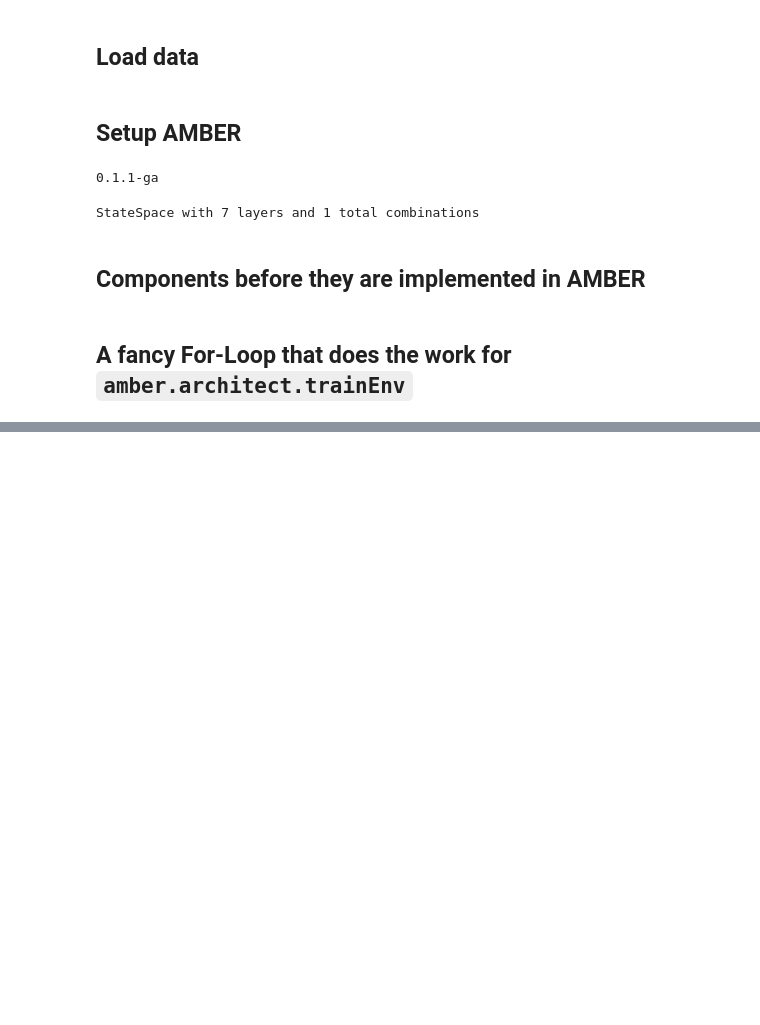
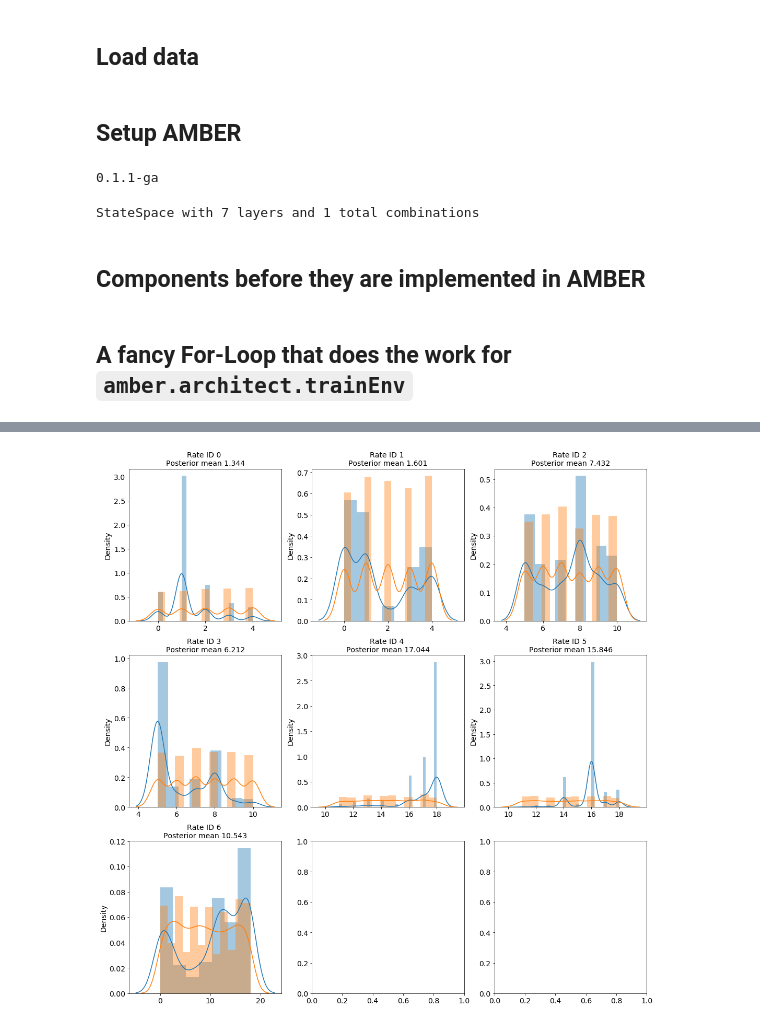
Before and after one commit to zj-zhang/Elektrum, a Jupyter notebook: notebooks/03-runAmber.ipynb, the cells around one changed output, grey strips where cells are left out. Saved outputs shown, nothing was run; the diff lists cells and outputs as text; code cells hidden in the pictures; blank space fills up the shorter version.

```diff
--- a/notebooks/03-runAmber.ipynb
+++ b/notebooks/03-runAmber.ipynb
@@ -49,7 +49,6 @@ from amber.architect import ModelSpace, Operation
 kinn_model_space = ModelSpace.from_dict([
     # k_01, sol -> open R-loop
     [dict(Layer_type='conv1d', filters=1, SOURCE='0', TARGET='1',
-          #kernel_size=pmbga.Categorical(choices=[1,2,3], prior_cnt=[1]*3),
           kernel_size=1,
           EDGE=1,
           RANGE_ST=pmbga.Categorical(choices=[0,1,2,3,4], prior_cnt=[1]*5),
@@ -57,9 +56,8 @@ kinn_model_space = ModelSpace.from_dict([
      )],
     # k_10, open R-loop -> sol
     [dict(Layer_type='conv1d', filters=1, SOURCE='1', TARGET='0',
-          #kernel_size=pmbga.Categorical(choices=[1,2,3], prior_cnt=[1]*3),
           kernel_size=1,
-          EDGE=pmbga.Binomial(alpha=1, beta=1, n=1),
+          EDGE=1,
           RANGE_ST=pmbga.Categorical(choices=[0,1,2,3,4], prior_cnt=[1]*5),
           RANGE_D=pmbga.ZeroTruncatedNegativeBinomial(alpha=5, beta=1),
      )],
@@ -73,7 +71,7 @@ kinn_model_space = ModelSpace.from_dict([
     # k_21, intermediate R-loop -> open R-loop
     [dict(Layer_type='conv1d', filters=1, SOURCE='2', TARGET='1',
           kernel_size=1,
-          EDGE=pmbga.Binomial(alpha=1, beta=1, n=1),
+          EDGE=1,
           RANGE_ST=pmbga.Categorical(choices=[5,6,7,8,9,10], prior_cnt=[1]*6),
           RANGE_D=pmbga.ZeroTruncatedNegativeBinomial(alpha=5, beta=1),
      )],
@@ -81,13 +79,13 @@ kinn_model_space = ModelSpace.from_dict([
     [dict(Layer_type='conv1d', filters=1, SOURCE='2', TARGET='3',
           kernel_size=1,
           EDGE=1,
-          RANGE_ST=pmbga.Categorical(choices=[13,14,15,16,17,18], prior_cnt=[1]*6),
+          RANGE_ST=pmbga.Categorical(choices=[11,12,13,14,15,16,17,18], prior_cnt=[1]*8),
           RANGE_D=pmbga.ZeroTruncatedNegativeBinomial(alpha=5, beta=1),
      )],
     # k_32
     [dict(Layer_type='conv1d', kernel_size=1, filters=1, SOURCE='3', TARGET='2',
-          EDGE=pmbga.Binomial(alpha=1, beta=1, n=1),
-          RANGE_ST=pmbga.Categorical(choices=[13,14,15,16,17,18], prior_cnt=[1]*6),
+          EDGE=1,
+          RANGE_ST=pmbga.Categorical(choices=[11,12,13,14,15,16,17,18], prior_cnt=[1]*8),
           RANGE_D=pmbga.ZeroTruncatedNegativeBinomial(alpha=5, beta=1),
      )],
     # k_30
@@ -149,7 +147,7 @@ def get_reward_pipeline(model_arcs):
 # %%
 # trainEnv parameters
 samps_per_gen = 10   # how many arcs to sample in each generation; important
-max_gen = 500
+max_gen = 200
 epsilon = 0.05
 patience = 100
 n_warmup_gen = -1
@@ -263,30 +278,24 @@ ax.set_xlabel("Generation")
 # %%
-kinn_gr = KineticModel('../test/test_1/test_1_model_params.yaml')
-
 # START SITE
 fig, axs_ = plt.subplots(3,3, figsize=(15,15))
 axs = [axs_[i][j] for i in range(len(axs_)) for j in range(len(axs_[i]))]
 for k in controller.model_space_probs:
     if k[-1] == 'RANGE_ST':
         try:
             d = controller.model_space_probs[k].sample(size=1000)
         except:
             continue
         ax = axs[k[0]]
-        _ = sns.distplot(d, label="Post", ax=ax)
-        _ = sns.distplot(controller.model_space_probs[k].prior_dist, label="Prior", ax=ax)
-        if k[0] < 7:
-            _ = ax.axvline(x=kinn_gr.model_params['Rates'][k[0]]['input_range'][0],linestyle='--', color='grey')
-            _ = ax.set_title(
-                ' '.join(['Rate ID', str(k[0]), '\nPosterior mean', str(np.mean(d)),
-                          '\nGround truth', str(kinn_gr.model_params['Rates'][k[0]]['input_range'][0])])
-            )
-        else:
-            _ = ax.set_title(
-                ' '.join(['Rate ID', str(k[0]), '\nPosterior mean', str(np.mean(d))]))
+        sns.distplot(d, label="Post", ax=ax)
+        sns.distplot(controller.model_space_probs[k].prior_dist, label="Prior", ax=ax)
+        ax.set_title(
+            ' '.join(['Rate ID', str(k[0]), '\nPosterior mean', str(np.mean(d))]))
 
         #_ = ax.set_xlim(0,50)
 fig.tight_layout()
+fig.savefig("range_st.png")
+# %% [output]
+[figure, added]
 # %%
 # CONV RANGE
 fig, axs_ = plt.subplots(3,3, figsize=(15,15))
```
Also changed, not shown: parts of 6 cells of this notebook, 4 other files.
